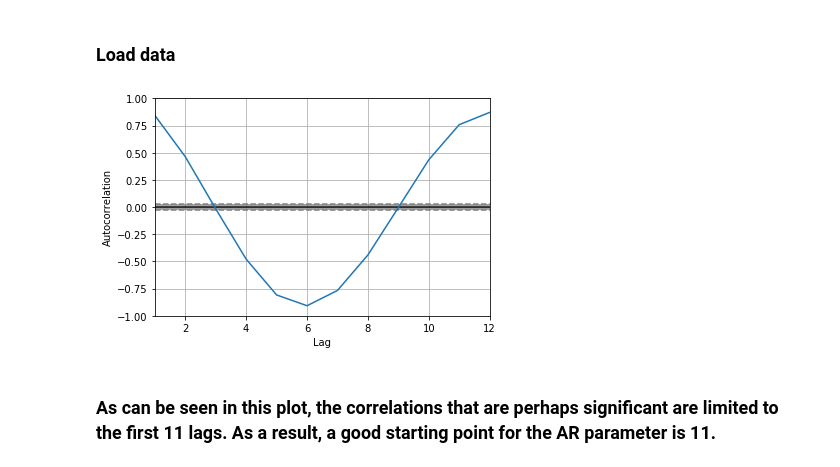
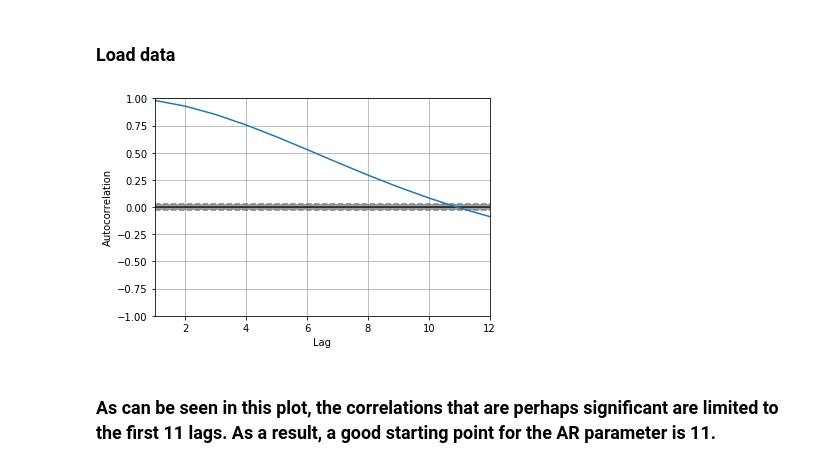
Before and after one commit to Lingygao/cyberdata, a Jupyter notebook: Lab 2/2. ARMA/Task 2.1 ARMA.ipynb, the cells around one changed output. Cells and saved outputs as stored; diff of their text form; code cells hidden in the pictures.

```diff
--- a/Lab 2/2. ARMA/Task 2.1 ARMA.ipynb
+++ b/Lab 2/2. ARMA/Task 2.1 ARMA.ipynb
@@ -19,10 +42,10 @@ df = pd.read_csv("../data/training1_no_incidents.csv")
 df['DATETIME'] = pd.to_datetime(df['DATETIME'])
 df.set_index('DATETIME', inplace=True)
 # %%
-autocorrelation_plot(df['L_T3'], 12)
+autocorrelation_plot(df['L_T1'], 12)
 plt.show()
 # %% [output]
-[figure, old version]
+[figure, new version]
 # %% [markdown]
 ### As can be seen in this plot, the correlations that are perhaps significant are limited to the first 11 lags. As a result, a good starting point for the AR parameter is 11.
 # %%
```
Also changed, not shown: parts of 3 cells of this notebook, 1 other file.
